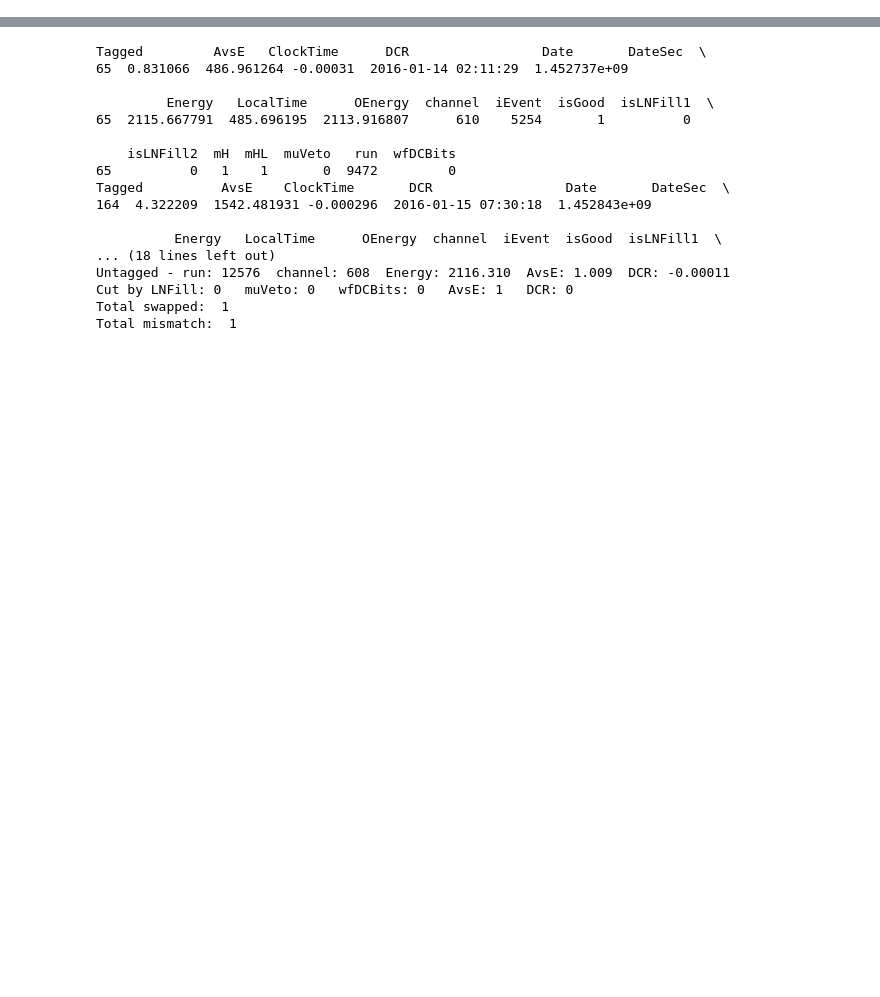
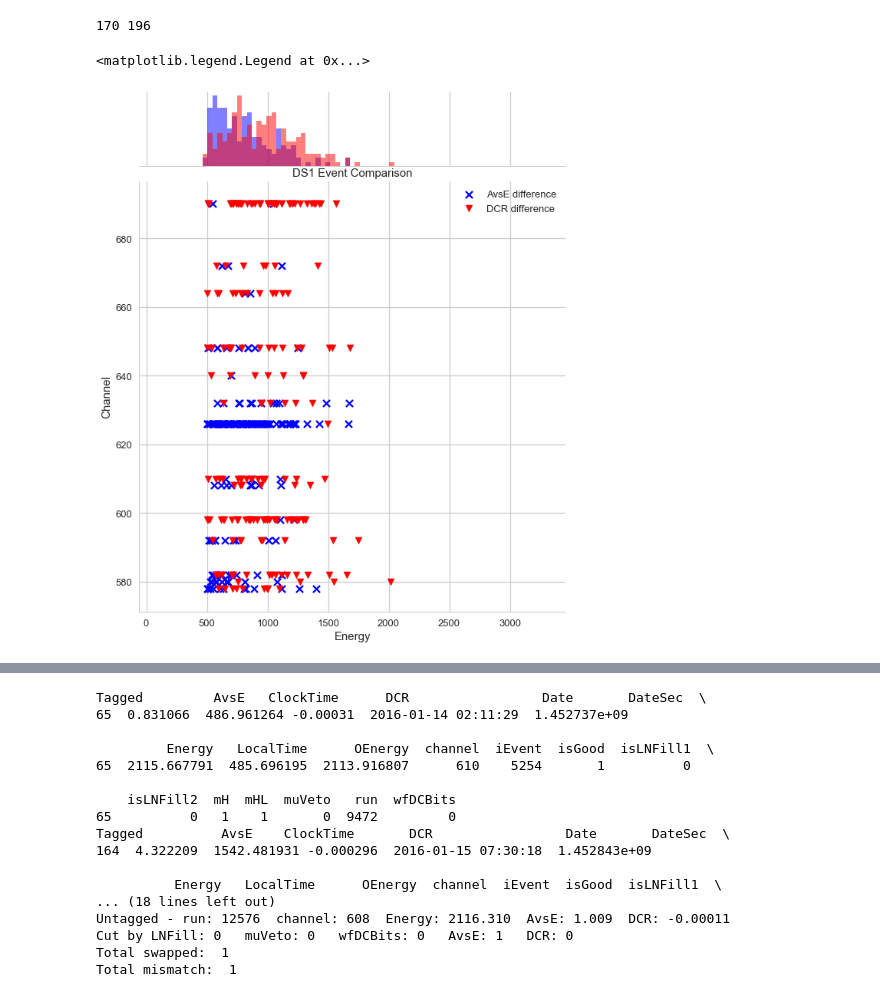
Before and after one commit to bxyzhu/IPython, a Jupyter notebook: SpectralAnalysis/EventListDS1.ipynb, the cells around one changed output, grey strips where cells are left out. Cells and saved outputs as stored; diff of their text form; code cells hidden in the pictures; blank space fills up the shorter version.

```diff
--- a/SpectralAnalysis/EventListDS1.ipynb
+++ b/SpectralAnalysis/EventListDS1.ipynb
@@ -386,0 +411,19 @@ plt.legend()
+# %%
+# jasondet The DCR is 90% in “old” (blue), and both 90% (green) and 99% (red) in “new”
+print len(energyListCutAvsE), len(energyListCutDCR)
+graph3 = sns.JointGrid(x=np.array(energyListCutAvsE), y=np.array(chListCutAvsE), size=10, space=0.2)
+graph3.plot_joint(plt.scatter, color='b', marker='x', label='AvsE difference')
+graph3.x = np.array(energyListCutDCR)
+graph3.y = np.array(chListCutDCR)
+graph3.plot_joint(plt.scatter, color='r', marker='v', label='DCR difference')
+graph3.ax_marg_y.set_axis_off()
+_ = graph3.ax_marg_x.hist(np.array(energyListCutAvsE), color='b', alpha=0.5, bins=np.linspace(100, 3300, 80))
+_ = graph3.ax_marg_x.hist(np.array(energyListCutDCR), color='r', alpha=0.5, bins=np.linspace(100, 3300, 80))
+graph3.set_axis_labels("Energy", "Channel", fontsize=15)
+plt.title('DS1 Event Comparison', fontsize=15)
+plt.legend()
+# graph3.savefig('EventCutComparison_DS1_ch.pdf')
+# %% [output]
+170 196
+<matplotlib.legend.Legend at 0x...>
+[figure, added]
```
Also changed, not shown: parts of 12 cells of this notebook, 1 other file.
